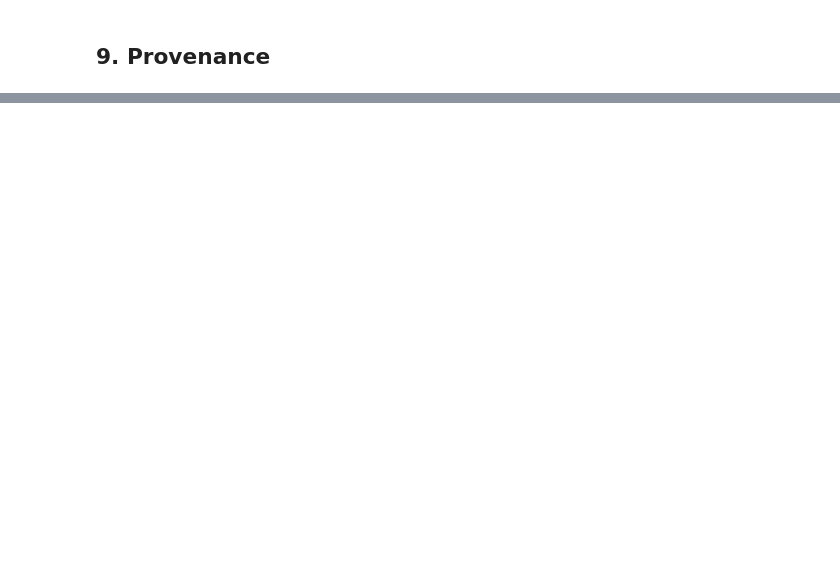
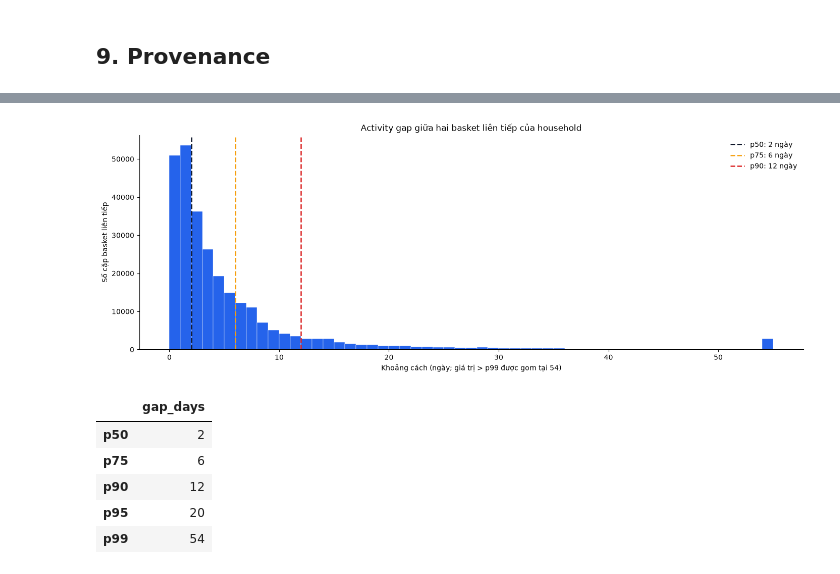
Before and after one commit to manhhungtr211/Propensity---Dunnhumby, a Jupyter notebook: notebooks/00_data_overview.ipynb, the cells around one changed output, grey strips where cells are left out. Drawn from its saved outputs; the diff is of its cells as text; code cells hidden in the pictures; blank space fills up the shorter version.

```diff
--- a/notebooks/00_data_overview.ipynb
+++ b/notebooks/00_data_overview.ipynb
@@ -200,0 +197,66 @@ plt.show()
+# %%
+transaction_baskets = pd.read_csv(
+    raw_dir / "transaction_data.csv",
+    usecols=["household_key", "BASKET_ID", "DAY", "WEEK_NO"],
+)
+# %%
+basket_activity = (
+    transaction_baskets
+    .dropna(subset=["household_key", "BASKET_ID", "DAY"])
+    .drop_duplicates(["household_key", "BASKET_ID"])
+    .sort_values(["household_key", "DAY", "BASKET_ID"])
+)
+activity_gap_days = (
+    basket_activity
+    .groupby("household_key")["DAY"]
+    .diff()
+    .dropna()
+    .astype("int64")
+)
+
+gap_percentiles = (
+    activity_gap_days
+    .quantile([0.50, 0.75, 0.90, 0.95, 0.99])
+    .round()
+    .astype("int64")
+)
+gap_percentiles.index = ["p50", "p75", "p90", "p95", "p99"]
+
+gap_plot_limit = max(1, int(gap_percentiles.loc["p99"]))
+activity_gap_figure, activity_gap_axis = plt.subplots(
+    figsize=(14, 5), layout="constrained"
+)
+activity_gap_axis.hist(
+    activity_gap_days.clip(upper=gap_plot_limit),
+    bins=range(gap_plot_limit + 2),
+    color="#2563EB",
+    edgecolor="white",
+    linewidth=0.35,
+)
+for percentile, color in (("p50", "#0F172A"), ("p75", "#F59E0B"), ("p90", "#DC2626")):
+    gap_value = int(gap_percentiles.loc[percentile])
+    activity_gap_axis.axvline(
+        gap_value,
+        color=color,
+        linestyle="--",
+        linewidth=1.8,
+        label=f"{percentile}: {gap_value} ngày",
+    )
+activity_gap_axis.set(
+    title="Activity gap giữa hai basket liên tiếp của household",
+    xlabel=f"Khoảng cách (ngày; giá trị > p99 được gom tại {gap_plot_limit})",
+    ylabel="Số cặp basket liên tiếp",
+)
+activity_gap_axis.spines[["top", "right"]].set_visible(False)
+activity_gap_axis.legend(frameon=False)
+plt.show()
+
+gap_percentiles.rename("gap_days").to_frame()
+# %% [output]
+[figure, added]
+|  | gap_days |
+| p50 | 2 |
+| p75 | 6 |
+| p90 | 12 |
+| p95 | 20 |
+| p99 | 54 |
```
Also changed, not shown: parts of 22 cells of this notebook, 13 other files.
